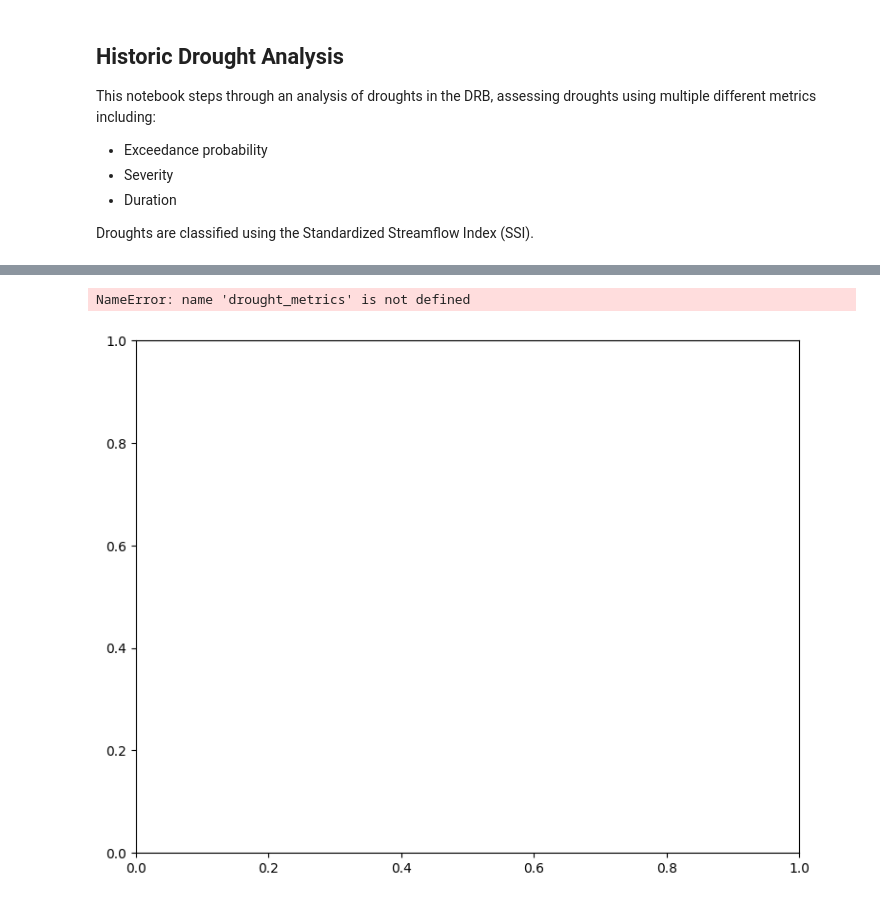
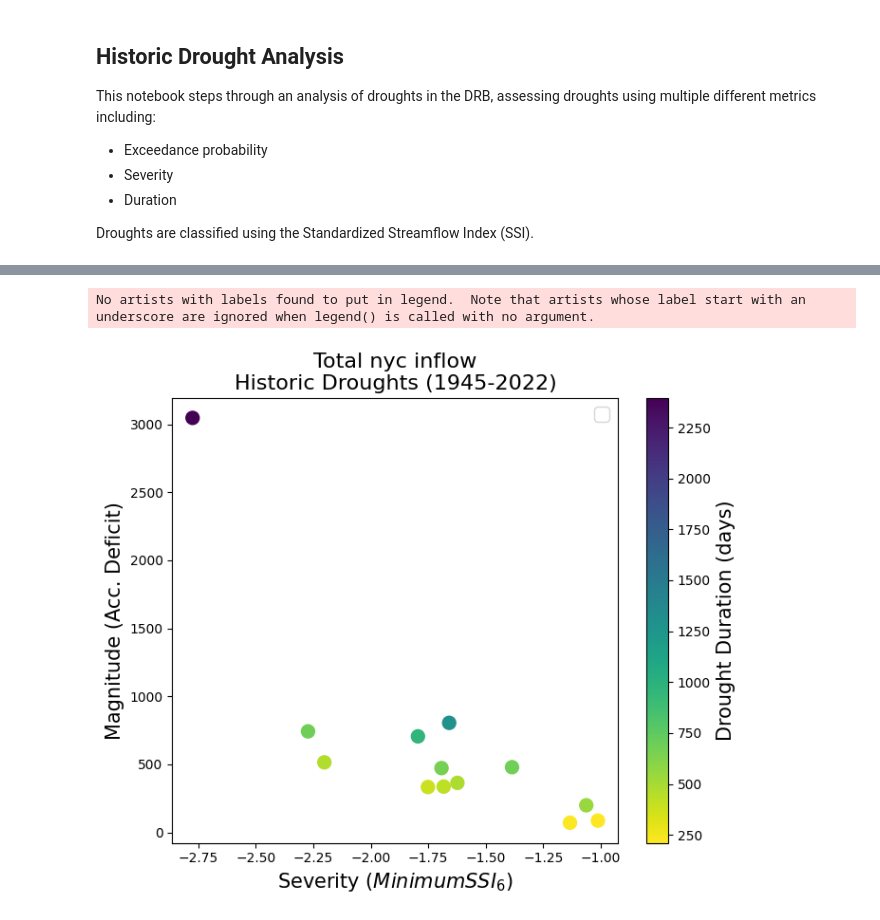
Before and after one commit to Pywr-DRB/DRB-Historic-Reconstruction, a Jupyter notebook: DRB_historic_drought_analysis.ipynb, the cells around one changed output, grey strips where cells are left out. Drawn from its saved outputs; the diff is of its cells as text; code cells hidden in the pictures.

```diff
--- a/DRB_historic_drought_analysis.ipynb
+++ b/DRB_historic_drought_analysis.ipynb
@@ -36,7 +32,7 @@ hru_scaled = False
 cms_to_mgd = 22.82
 fdc_quantiles = [0.0003, 0.005, 0.05, 0.1, 0.2, 0.3, 0.4, 0.5, 0.6, 0.7, 0.8, 0.9, 0.93, 0.95, 0.97, 0.995, 0.9997]
 # %%
-Q_reconst = pd.read_csv(f'./outputs/historic_reconstruction_daily_1960_2022_nhmv10_mgd.csv', sep = ',', index_col = 0, parse_dates = True)
+Q_reconst = pd.read_csv(f'./outputs/historic_reconstruction_daily_nhmv10_mgd.csv', sep = ',', index_col = 0, parse_dates = True)
 nyc_reservoirs = ['cannonsville', 'pepacton', 'neversink']
 
 # Q_reconst = Q_reconst.loc[:'1970-01-01',:]
@@ -52,12 +52,15 @@ Q_reconst_nodes["Basin Total"] = Q_reconst_nodes.sum(axis=1)
 # %%
 # Rolling sum
+consider_nodes = ['pepacton', 'Total NYC Inflow', 'Basin Total']
 Q_rsum = Q_reconst.rolling("365D").sum().dropna()
 Q_nodes_rsum = Q_reconst_nodes.rolling("365D").sum().dropna()
 
-node_ssi = pd.DataFrame(index = Q_rsum.index, columns=Q_nodes_rsum.columns)
+node_ssi = pd.DataFrame(index = Q_rsum.index, columns=consider_nodes)
 for node in node_ssi.columns:
     node_ssi[node] = si.ssfi(Q_nodes_rsum[node], dist = scs.gamma)
 
+node_ssi = node_ssi.loc['1946-01-01':,:]
+
 # cannonsville_gammfit_plot = si.plot.dist(Q_nodes_rsum['cannonsville'], scs.gamma, cumulative=True, legend = False)
 # %%
 plot_nodes = ['Total NYC Inflow']
@@ -124,6 +111,6 @@ for node in plot_nodes:
             drought_days = []
 
 drought_metrics = pd.DataFrame(drought_data).transpose()
-drought_metrics = drought_metrics.drop(1, axis=0).reset_index()
-drought_metrics.head()
+# drought_metrics = drought_metrics.drop(1, axis=0).reset_index()
+drought_metrics
 # %% [output]
@@ -136,32 +131,33 @@ drought_metrics.head()
 # %%
 ## Options
 highlight_after_1970 = False
 
-fig, ax = plt.subplots(figsize = (9,7))
+fig, ax = plt.subplots(figsize = (7,6))
 # cmap = plt.get_cmap('Reds')
 # norm = mpl.colors.Normalize(vmin=drought_metrics['severity'].min(),
 #                             vmax=drought_metrics['severity'].max())
 
 # cs = cmap(norm(drought_metrics['severity'].values))
 p = ax.scatter(drought_metrics['severity'], -drought_metrics['magnitude'],
            c= drought_metrics['duration'], cmap = 'viridis_r', s=100)
 
 if highlight_after_1970:
     ax.scatter(drought_metrics.loc[drought_metrics['start'] > pd.to_datetime('1970-01-01'), 'severity'],
                -drought_metrics.loc[drought_metrics['start'] > pd.to_datetime('1970-01-01'), 'magnitude'],
            edgecolors = 'darkorange', s=300, facecolors='none', linewidths=3,
            label = 'Droughts observed after 1970')
 
 
 plt.colorbar(p).set_label(label = 'Drought Duration (days)',size=15)
 plt.xlabel(r'Severity ($Minimum SSI_{6}$)', fontsize = 15)
 plt.ylabel(r'Magnitude (Acc. Deficit)', fontsize = 15)
-plt.title(f'Historic Droughts (1945-2022) at {plot_nodes[0].capitalize()}', fontsize = 16)
+plt.title(f'{plot_nodes[0].capitalize()}\nHistoric Droughts (1945-2022)', fontsize = 16)
 plt.legend(fontsize=14)
+plt.tight_layout()
 plt.show()
 
 # plt.yscale('log')
 # plt.xscale('log')
 # %% [output]
-NameError: name 'drought_metrics' is not defined
+No artists with labels found to put in legend.  Note that artists whose label start with an underscore are ignored when legend() is called with no argument.
-[figure, old version]
+[figure, new version]
```
Also changed, not shown: parts of 10 cells of this notebook, 23 other files.
